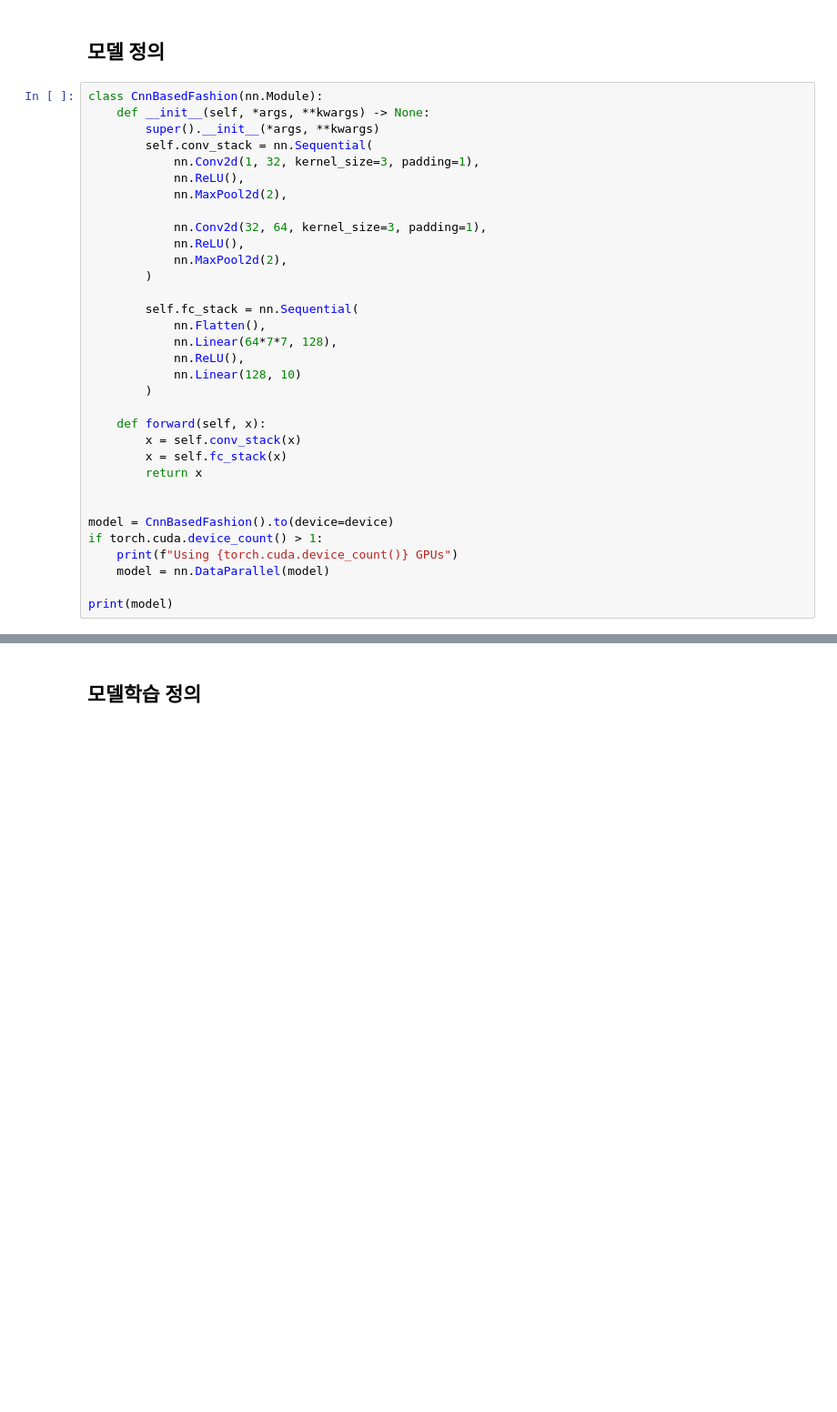
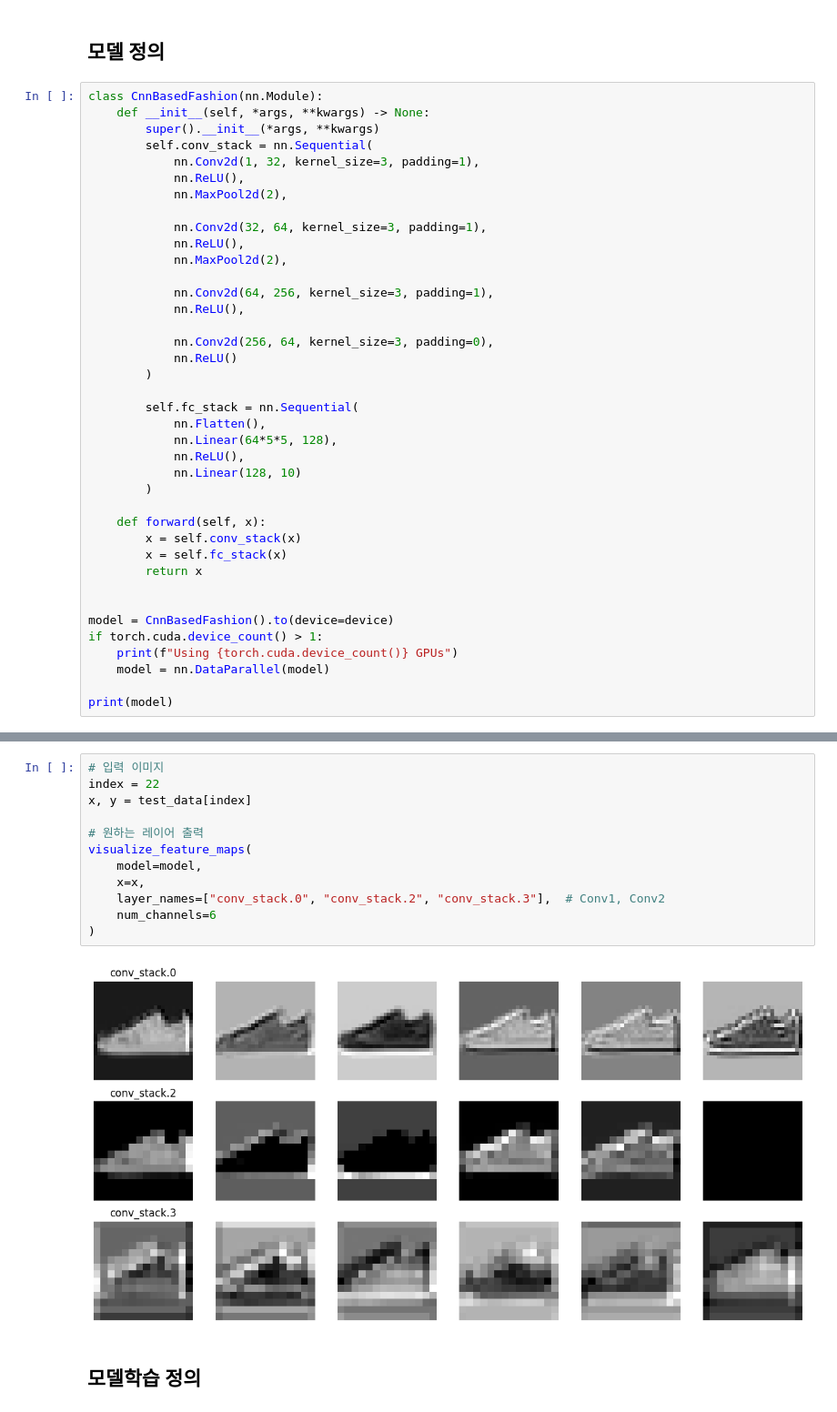
Before and after one commit to yutakseo/DeepLearning_experiment, a Jupyter notebook: cnn_model/mnist_cnn.ipynb, the cells around one changed output, grey strips where cells are left out. Shown at 91% size. Saved outputs shown, nothing was run; the diff lists cells and outputs as text; blank space fills up the shorter version.

```diff
--- a/cnn_model/mnist_cnn.ipynb
+++ b/cnn_model/mnist_cnn.ipynb
@@ -51,11 +109,17 @@ class CnnBasedFashion(nn.Module):
             nn.Conv2d(32, 64, kernel_size=3, padding=1),
             nn.ReLU(),
             nn.MaxPool2d(2),
+
+            nn.Conv2d(64, 256, kernel_size=3, padding=1),
+            nn.ReLU(),
+
+            nn.Conv2d(256, 64, kernel_size=3, padding=0),
+            nn.ReLU()
         )
 
         self.fc_stack = nn.Sequential(
             nn.Flatten(),
-            nn.Linear(64*7*7, 128),
+            nn.Linear(64*5*5, 128),
             nn.ReLU(),
             nn.Linear(128, 10)
         )
@@ -95,3 +159,17 @@ DataParallel(
+# %%
+# 입력 이미지
+index = 22
+x, y = test_data[index]
+
+# 원하는 레이어 출력
+visualize_feature_maps(
+    model=model,
+    x=x,
+    layer_names=["conv_stack.0", "conv_stack.2", "conv_stack.3"],  # Conv1, Conv2
+    num_channels=6
+)
+# %% [output]
+[figure, added]
 # %% [markdown]
 ## 모델학습 정의
 # %%
```
Also changed, not shown: parts of 7 cells of this notebook, 1 other file.
